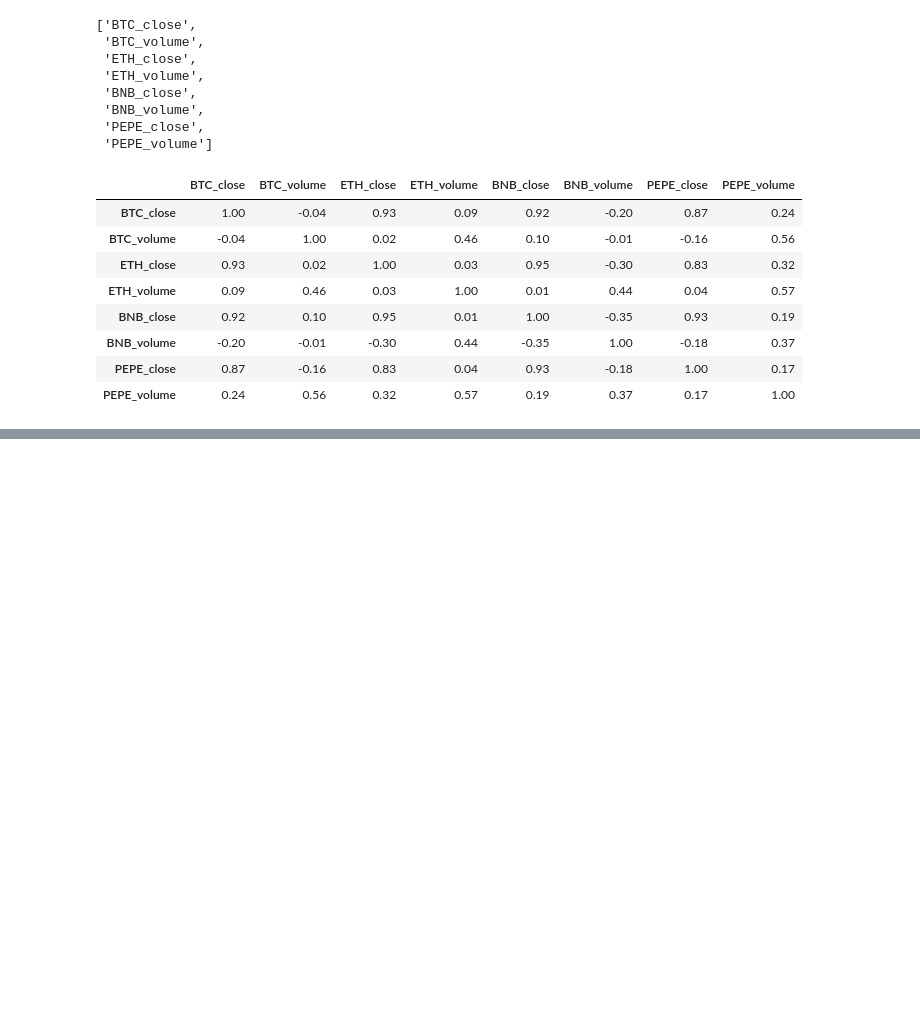
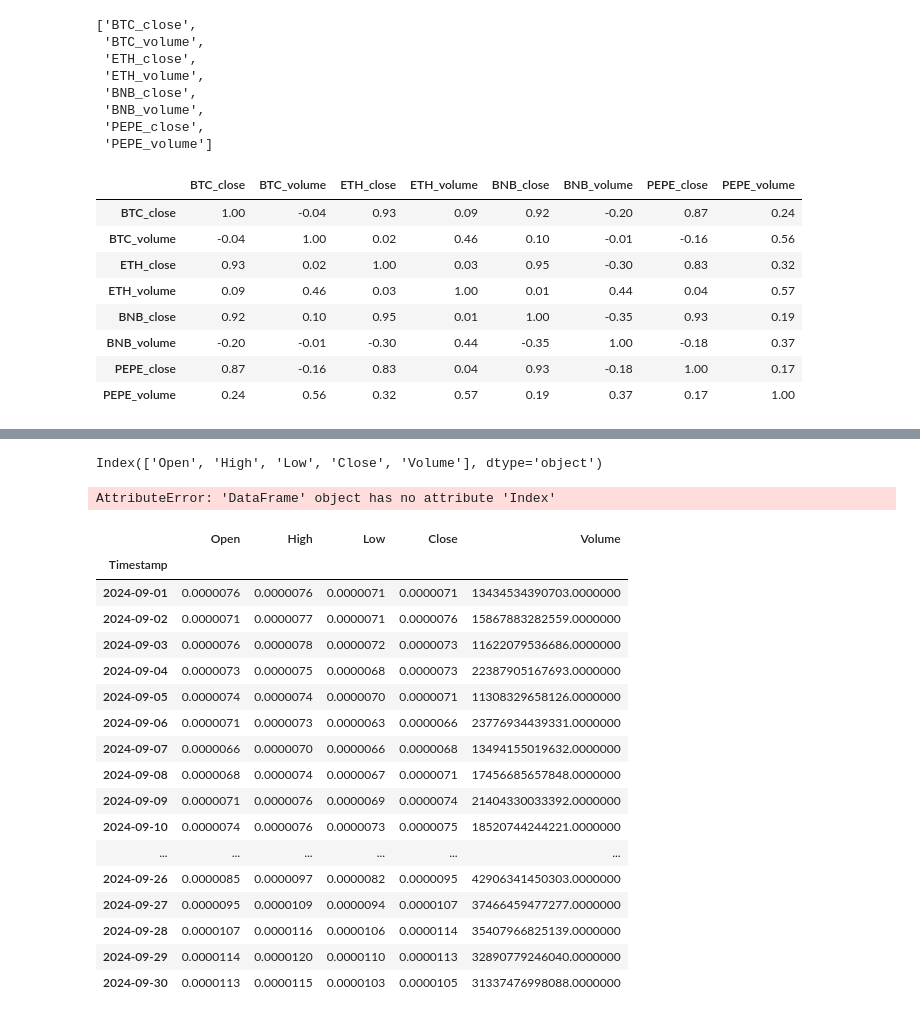
Before and after one commit to rafpank/Colab, a Jupyter notebook: data_science_bootcamp /wprowadzenie/connecting_crypto_data.ipynb, the cells around one changed output, grey strips where cells are left out. Drawn from its saved outputs; the diff is of its cells as text; code cells hidden in the pictures; blank space fills up the shorter version.

```diff
--- a/data_science_bootcamp /wprowadzenie/connecting_crypto_data.ipynb
+++ b/data_science_bootcamp /wprowadzenie/connecting_crypto_data.ipynb
@@ -444,0 +522,2 @@ df_con[closes_values].corr()
+# %%
+pd.set_option('display.float_format', lambda x: f'{x: .7f}')
@@ -444,0 +556,34 @@ df_con[closes_values].corr()
+# %%
+pepe.columns
+# %% [output]
+Index(['Open', 'High', 'Low', 'Close', 'Volume'], dtype='object')
+# %%
+#pepe_9 = pepe[(pepe.index.month == 6) & (pepe.index.year == 2024)]
+pepe_9 = pepe[(pepe.index.month == 9) & (pepe.index.year == 2024)]
+pepe_9
+# %% [output]
+AttributeError: 'DataFrame' object has no attribute 'Index'
+# %%
+pepe.index =  pd.to_datetime(pepe.index)
+# %%
+pepe_9 = pepe[(pepe.index.month == 9) & (pepe.index.year == 2024)]
+pepe_9
+# %% [output]
+|  | Open | High | Low | Close | Volume |
+| Timestamp |  |  |  |  |  |
+| 2024-09-01 | 0.0000076 | 0.0000076 | 0.0000071 | 0.0000071 | 13434534390703.0000000 |
+| 2024-09-02 | 0.0000071 | 0.0000077 | 0.0000071 | 0.0000076 | 15867883282559.0000000 |
+| 2024-09-03 | 0.0000076 | 0.0000078 | 0.0000072 | 0.0000073 | 11622079536686.0000000 |
+| 2024-09-04 | 0.0000073 | 0.0000075 | 0.0000068 | 0.0000073 | 22387905167693.0000000 |
+| 2024-09-05 | 0.0000074 | 0.0000074 | 0.0000070 | 0.0000071 | 11308329658126.0000000 |
+| 2024-09-06 | 0.0000071 | 0.0000073 | 0.0000063 | 0.0000066 | 23776934439331.0000000 |
+| 2024-09-07 | 0.0000066 | 0.0000070 | 0.0000066 | 0.0000068 | 13494155019632.0000000 |
+| 2024-09-08 | 0.0000068 | 0.0000074 | 0.0000067 | 0.0000071 | 17456685657848.0000000 |
+| 2024-09-09 | 0.0000071 | 0.0000076 | 0.0000069 | 0.0000074 | 21404330033392.0000000 |
+| 2024-09-10 | 0.0000074 | 0.0000076 | 0.0000073 | 0.0000075 | 18520744244221.0000000 |
+| ... | ... | ... | ... | ... | ... |
+| 2024-09-26 | 0.0000085 | 0.0000097 | 0.0000082 | 0.0000095 | 42906341450303.0000000 |
+| 2024-09-27 | 0.0000095 | 0.0000109 | 0.0000094 | 0.0000107 | 37466459477277.0000000 |
+| 2024-09-28 | 0.0000107 | 0.0000116 | 0.0000106 | 0.0000114 | 35407966825139.0000000 |
+| 2024-09-29 | 0.0000114 | 0.0000120 | 0.0000110 | 0.0000113 | 32890779246040.0000000 |
+| 2024-09-30 | 0.0000113 | 0.0000115 | 0.0000103 | 0.0000105 | 31337476998088.0000000 |
```
Also changed, not shown: parts of 14 cells of this notebook.
